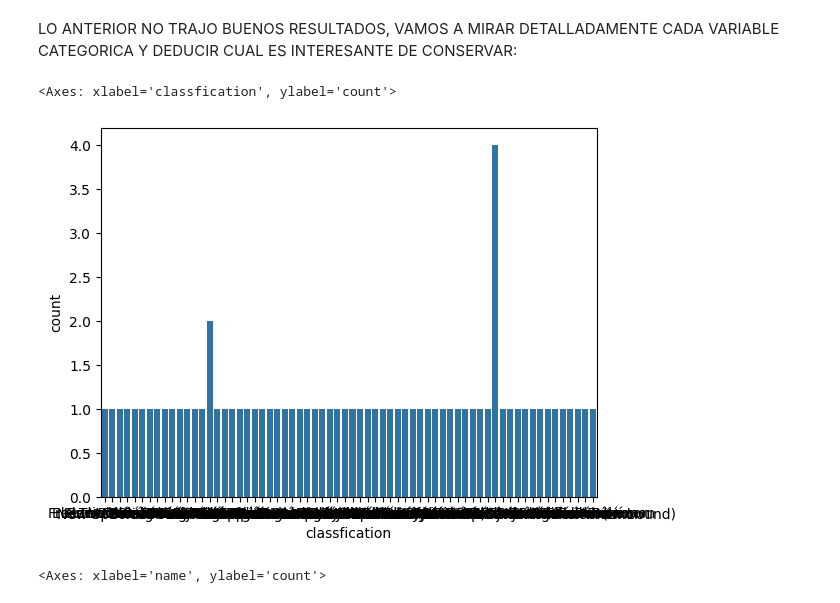
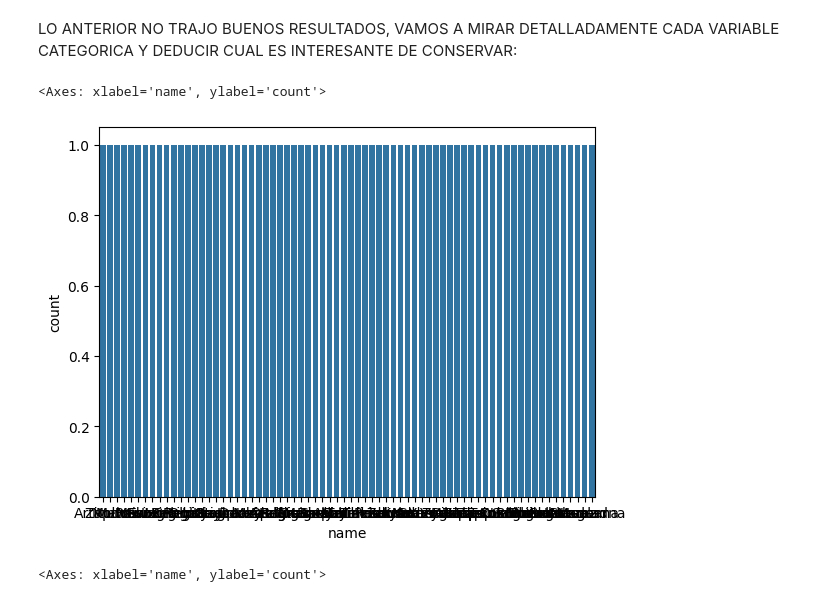
Before and after one commit to FrancoArtale/intro_ia_my_repository, a Jupyter notebook: tp_integrador_enunciado/tpi_parte4.ipynb, the cells around one changed output. Drawn from its saved outputs; the diff is of its cells as text; code cells hidden in the pictures.

```diff
--- a/tp_integrador_enunciado/tpi_parte4.ipynb
+++ b/tp_integrador_enunciado/tpi_parte4.ipynb
@@ -238,11 +238,11 @@ LO ANTERIOR NO TRAJO BUENOS RESULTADOS, VAMOS A MIRAR DETALLADAMENTE CADA VARIAB
 # %%
 #Exploramos la Variable Objetivo para los pokemones  legendarios:
 variable_objetivo = my_dataset[my_dataset['is_legendary'] == True]
 #vemos como se distribuye la variable categorica que se pone en x con respecto a data, en este caso con respecto a los pokemones legendarios:
-sns.countplot(x='classfication', data=variable_objetivo)
+sns.countplot(x='name', data=variable_objetivo)
 # %% [output]
-<Axes: xlabel='classfication', ylabel='count'>
+<Axes: xlabel='name', ylabel='count'>
-[figure, old version]
+[figure, new version]
 # %%
 #Exploramos la Variable Objetivo para los pokemones no legendarios:
 variable_objetivo = my_dataset[my_dataset['is_legendary'] != True]
```
Also changed, not shown: parts of 1 cell of this notebook, 2 other files.
